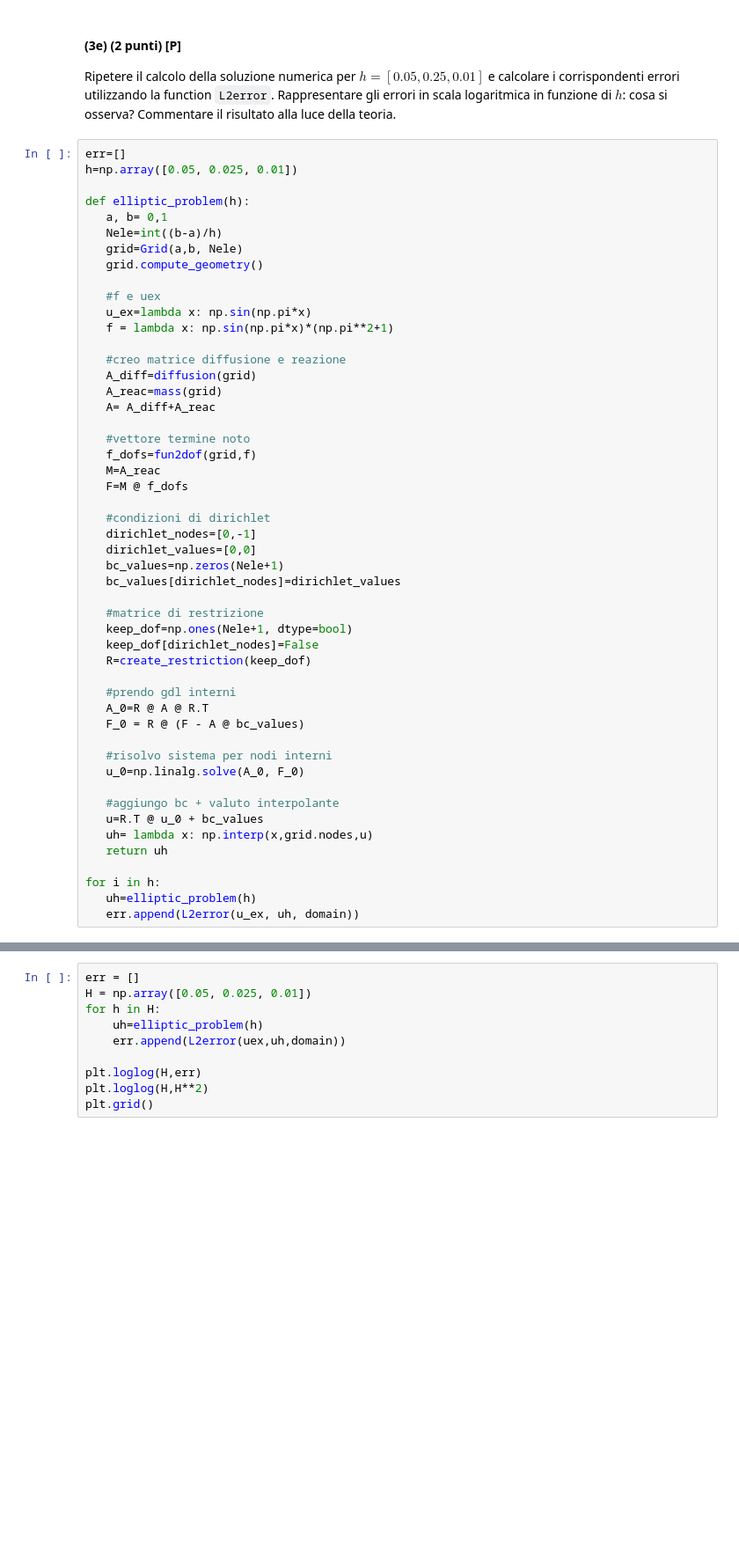
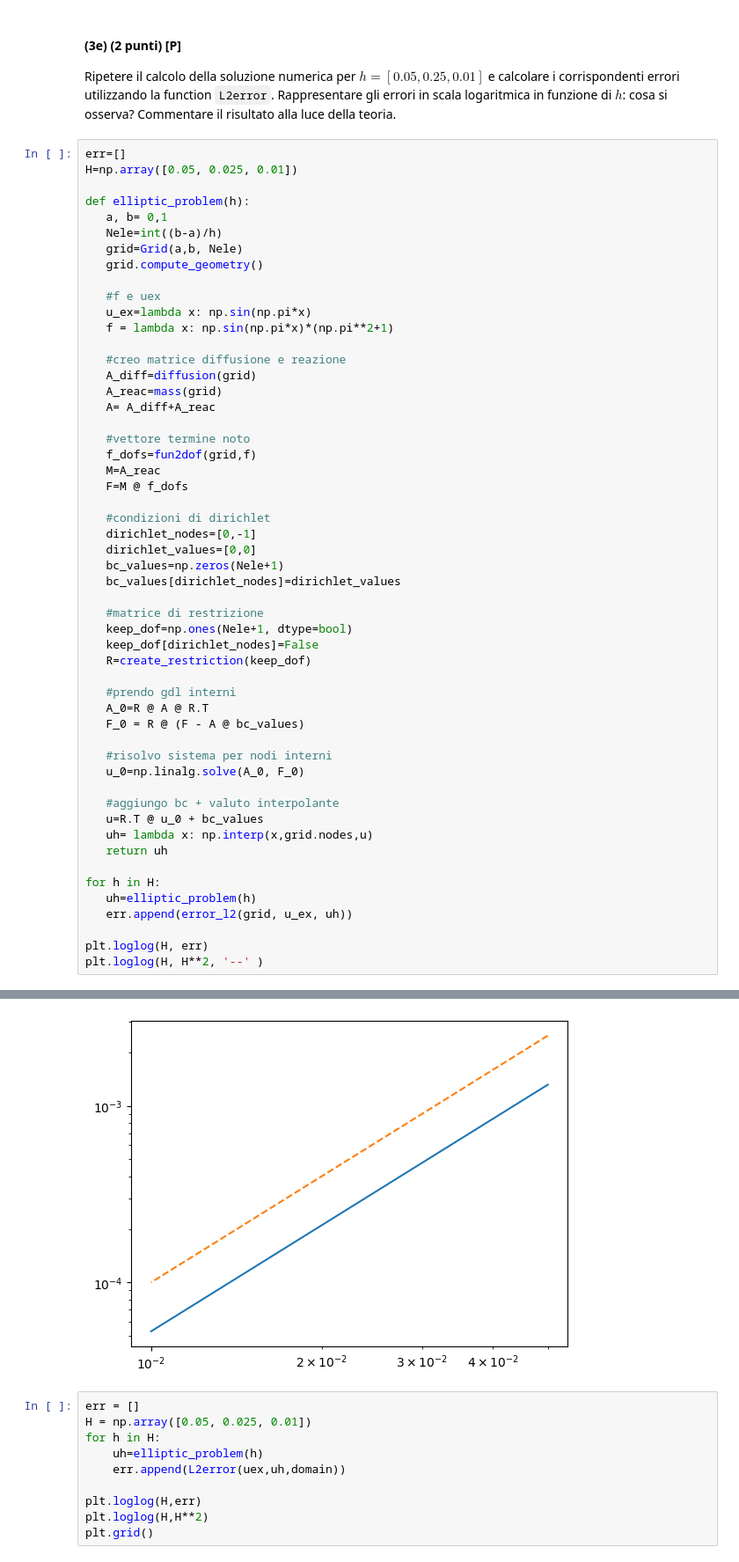
Before and after one commit to alessandrafonseca/mani_env, a Jupyter notebook: tde 14 - 26 giugno 2025/26_6_2.ipynb, the cells around one changed output, grey strips where cells are left out. Shown at 88% size. Drawn from its saved outputs; the diff is of its cells as text; blank space fills up the shorter version.

```diff
--- a/tde 14 - 26 giugno 2025/26_6_2.ipynb
+++ b/tde 14 - 26 giugno 2025/26_6_2.ipynb
@@ -653,7 +657,7 @@ plt.legend()
 Ripetere il calcolo della soluzione numerica per $h=[0.05, 0.25, 0.01]$ e calcolare i corrispondenti errori utilizzando la function `L2error`. Rappresentare gli errori in scala logaritmica in funzione di $h$: cosa si osserva? Commentare il risultato alla luce della teoria.
 # %%
 err=[]
-h=np.array([0.05, 0.025, 0.01])
+H=np.array([0.05, 0.025, 0.01])
 
 def elliptic_problem(h):
    a, b= 0,1
@@ -698,7 +702,10 @@ def elliptic_problem(h):
    uh= lambda x: np.interp(x,grid.nodes,u)
    return uh
 
-for i in h:
+for h in H:
    uh=elliptic_problem(h)
-   err.append(L2error(u_ex, uh, domain))
+   err.append(error_l2(grid, u_ex, uh))
+
+plt.loglog(H, err)
+plt.loglog(H, H**2, '--' )
 # %% [output]
@@ -706,3 +713,4 @@ TypeError: only 0-dimensional arrays can be converted to Python scalars
+[figure, added]
 # %%
 err = []
 H = np.array([0.05, 0.025, 0.01])
```
Also changed, not shown: parts of 2 cells of this notebook, 18 other files.
